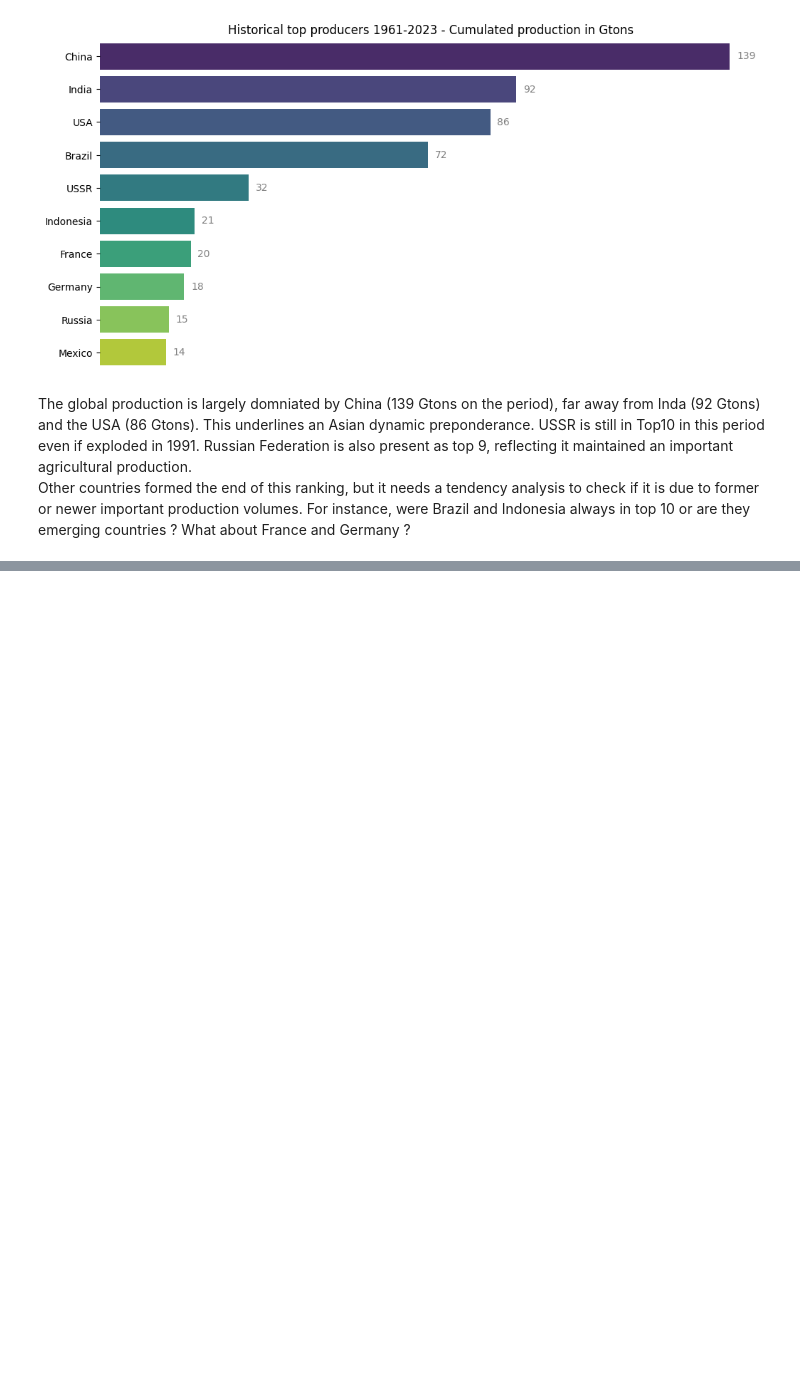
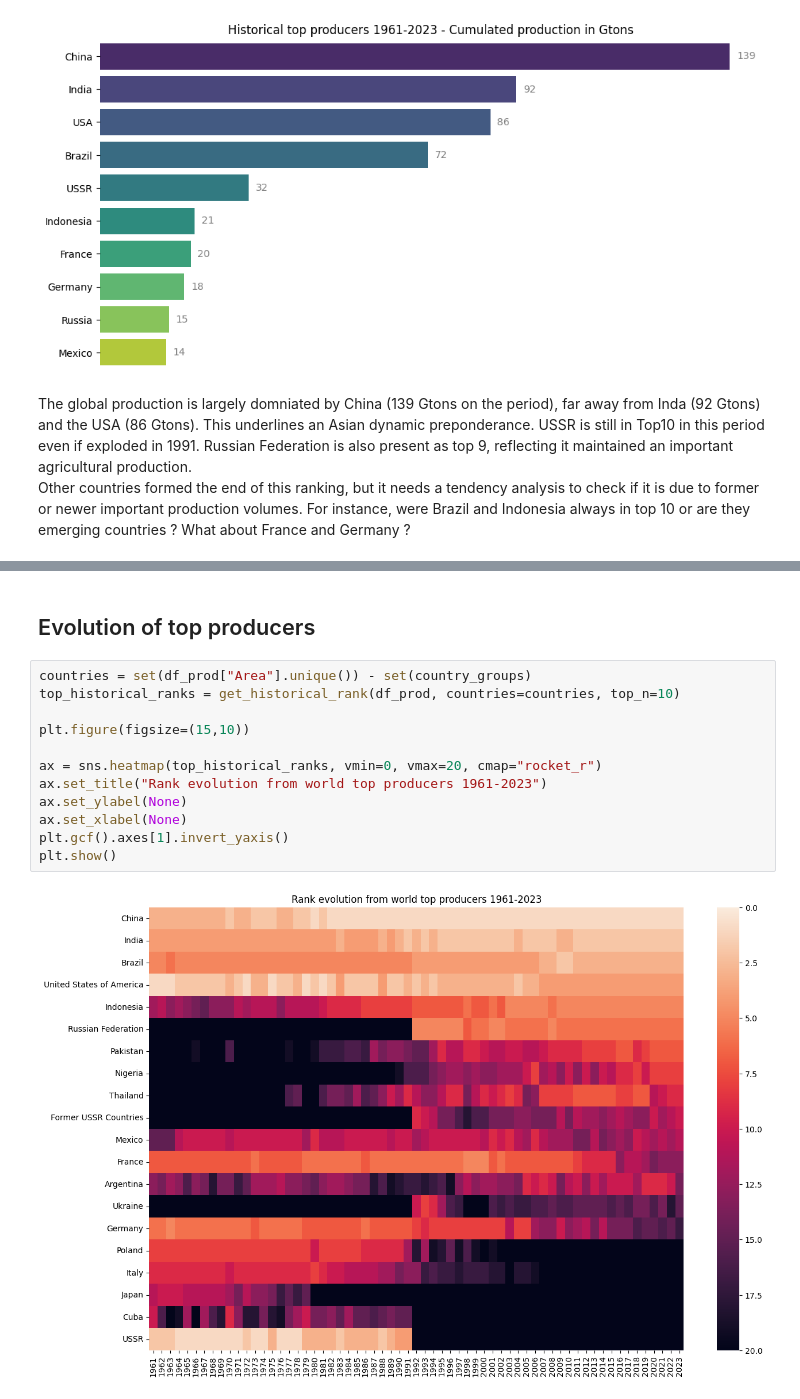
Before and after one commit to SimFour64/fao_analysis, a Jupyter notebook: notebooks/04_Report on Agricultural Production.ipynb, the cells around one changed output, grey strips where cells are left out. Drawn from its saved outputs; the diff is of its cells as text; blank space fills up the shorter version.

```diff
--- a/notebooks/04_Report on Agricultural Production.ipynb
+++ b/notebooks/04_Report on Agricultural Production.ipynb
@@ -87,0 +117,16 @@ Other countries formed the end of this ranking, but it needs a tendency analysis
+# %% [markdown]
+## Evolution of top producers
+# %%
+countries = set(df_prod["Area"].unique()) - set(country_groups)
+top_historical_ranks = get_historical_rank(df_prod, countries=countries, top_n=10)
+
+plt.figure(figsize=(15,10))
+
+ax = sns.heatmap(top_historical_ranks, vmin=0, vmax=20, cmap="rocket_r")
+ax.set_title("Rank evolution from world top producers 1961-2023")
+ax.set_ylabel(None)
+ax.set_xlabel(None)
+plt.gcf().axes[1].invert_yaxis()
+plt.show()
+# %% [output]
+[figure, added]
```
Also changed, not shown: parts of 40 cells of this notebook, 6 other files.
